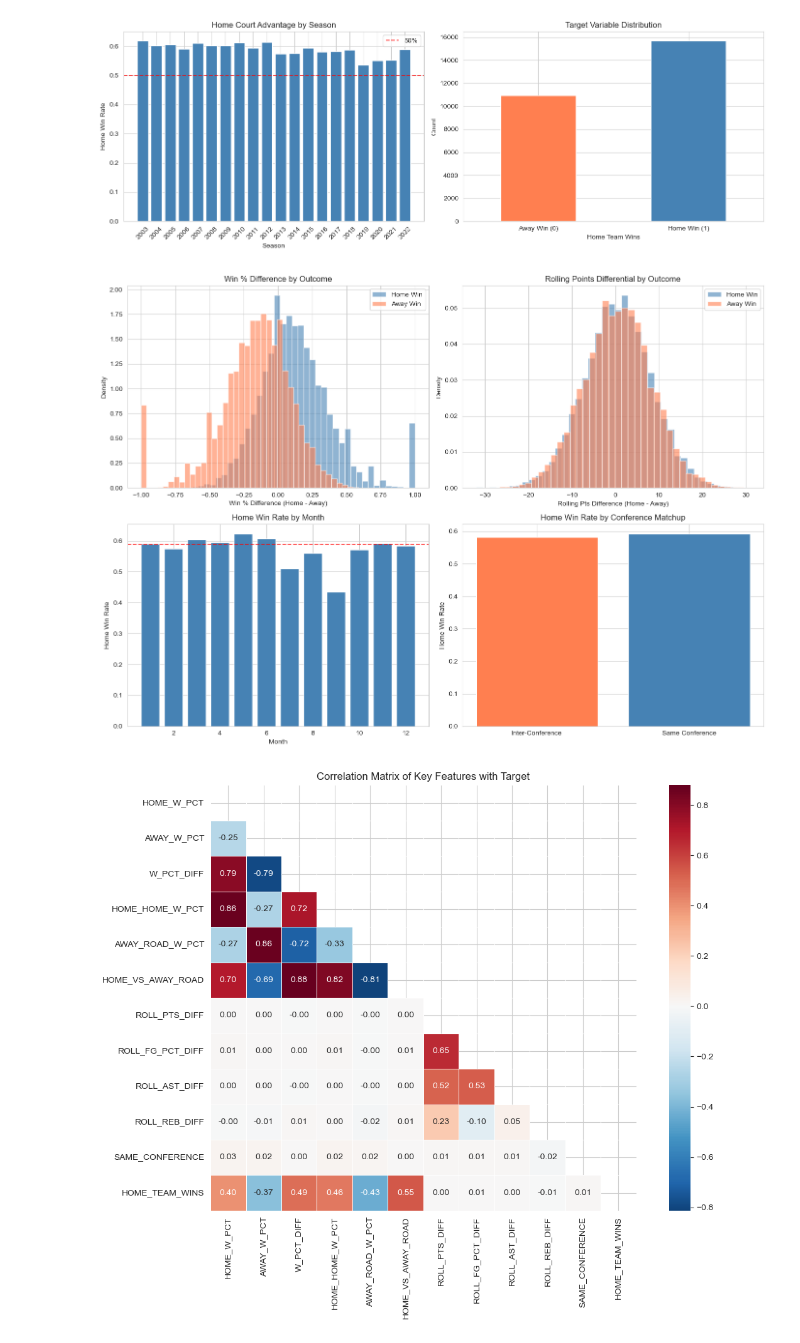
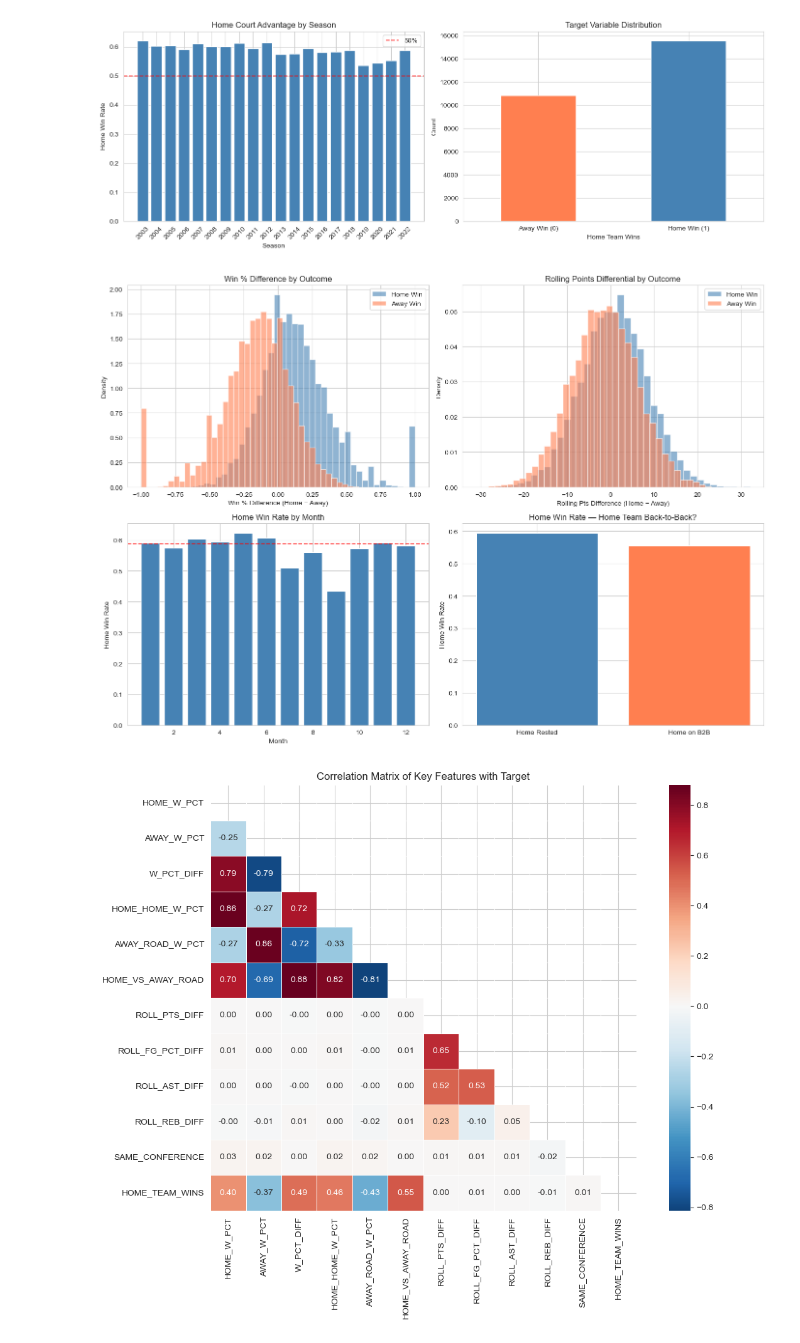
Before and after one commit to blaisescileppi/ML-Business-Analytics-Project, a Jupyter notebook: Project/nba_project.ipynb, the cells around one changed output. Drawn from its saved outputs; the diff is of its cells as text; code cells hidden in the pictures.

```diff
--- a/Project/nba_project.ipynb
+++ b/Project/nba_project.ipynb
@@ -45,7 +46,8 @@ import os
 DATA_DIR = 'data' if os.path.exists('data/games.csv') else '../data-ba576project'
 
 games = pd.read_csv(f'{DATA_DIR}/games.csv')
-details = pd.read_csv(f'{DATA_DIR}/games_details.csv')
+details = pd.read_csv(f'{DATA_DIR}/games_details.csv',
+                      usecols=['GAME_ID', 'TEAM_ID', 'COMMENT'])
 players = pd.read_csv(f'{DATA_DIR}/players.csv')
 ranking = pd.read_csv(f'{DATA_DIR}/ranking.csv')
 teams = pd.read_csv(f'{DATA_DIR}/teams.csv')
@@ -492,9 +626,21 @@ dtype: int64
 # %%
 feature_cols = [
+    # Season-to-date team strength
     'HOME_W_PCT', 'AWAY_W_PCT', 'W_PCT_DIFF',
     'HOME_HOME_W_PCT', 'AWAY_ROAD_W_PCT', 'HOME_VS_AWAY_ROAD',
-    'HOME_G', 'AWAY_G',
-    'SAME_CONFERENCE', 'MONTH', 'DAY_OF_WEEK',
+
+    # Matchup / context
+    'SAME_CONFERENCE',
+    'MONTH_SIN', 'MONTH_COS', 'DOW_SIN', 'DOW_COS',
+
+    # Rest / fatigue
+    'HOME_REST_DAYS', 'AWAY_REST_DAYS', 'REST_DIFF',
+    'HOME_BACK_TO_BACK', 'AWAY_BACK_TO_BACK',
+
+    # Injury burden (from games_details)
+    'HOME_ROLL_INJURED', 'AWAY_ROLL_INJURED', 'INJURY_DIFF',
+
+    # Rolling team form
     'HOME_ROLL_PTS', 'HOME_ROLL_FG_PCT', 'HOME_ROLL_FT_PCT',
     'HOME_ROLL_FG3_PCT', 'HOME_ROLL_AST', 'HOME_ROLL_REB',
     'AWAY_ROLL_PTS', 'AWAY_ROLL_FG_PCT', 'AWAY_ROLL_FT_PCT',
@@ -505,7 +651,7 @@ feature_cols = [
 target = 'HOME_TEAM_WINS'
 
 model_df = df.dropna(subset=feature_cols + [target]).copy()
-print(f'Final modeling dataset: {model_df.shape[0]:,} games x {len(feature_cols)} features')
+print(f'Final modeling dataset: {model_df.shape[0]:,} games × {len(feature_cols)} features')
 print(f'Home win rate in final data: {model_df[target].mean():.3f}')
 print(f'Seasons: {sorted(model_df["SEASON"].unique())}')
 # %% [output]
@@ -561,39 +707,35 @@ plt.show()
 # %%
 fig, axes = plt.subplots(2, 2, figsize=(14, 10))
 
 for val, label, color in [(1, 'Home Win', 'steelblue'), (0, 'Away Win', 'coral')]:
     subset = model_df[model_df[target] == val]
     axes[0, 0].hist(subset['W_PCT_DIFF'], bins=40, alpha=0.6, label=label, color=color, density=True)
-axes[0, 0].set_xlabel('Win % Difference (Home - Away)')
-axes[0, 0].set_ylabel('Density')
-axes[0, 0].set_title('Win % Difference by Outcome')
-axes[0, 0].legend()
+axes[0, 0].set_xlabel('Win % Difference (Home − Away)'); axes[0, 0].set_ylabel('Density')
+axes[0, 0].set_title('Win % Difference by Outcome'); axes[0, 0].legend()
 
 for val, label, color in [(1, 'Home Win', 'steelblue'), (0, 'Away Win', 'coral')]:
     subset = model_df[model_df[target] == val]
     axes[0, 1].hist(subset['ROLL_PTS_DIFF'], bins=40, alpha=0.6, label=label, color=color, density=True)
-axes[0, 1].set_xlabel('Rolling Pts Difference (Home - Away)')
-axes[0, 1].set_ylabel('Density')
-axes[0, 1].set_title('Rolling Points Differential by Outcome')
-axes[0, 1].legend()
+axes[0, 1].set_xlabel('Rolling Pts Difference (Home − Away)'); axes[0, 1].set_ylabel('Density')
+axes[0, 1].set_title('Rolling Points Differential by Outcome'); axes[0, 1].legend()
 
-month_wr = model_df.groupby('MONTH')[target].mean()
+# We plot against actual month from date, not the raw MONTH integer (which we dropped).
+month_wr = model_df.assign(_month=model_df['GAME_DATE_EST'].dt.month).groupby('_month')[target].mean()
 axes[1, 0].bar(month_wr.index, month_wr.values, color='steelblue')
 axes[1, 0].axhline(y=model_df[target].mean(), color='red', linestyle='--', alpha=0.7)
-axes[1, 0].set_xlabel('Month')
-axes[1, 0].set_ylabel('Home Win Rate')
+axes[1, 0].set_xlabel('Month'); axes[1, 0].set_ylabel('Home Win Rate')
 axes[1, 0].set_title('Home Win Rate by Month')
 
-conf_wr = model_df.groupby('SAME_CONFERENCE')[target].mean()
-axes[1, 1].bar(['Inter-Conference', 'Same Conference'], conf_wr.values, color=['coral', 'steelblue'])
+rest_wr = model_df.groupby('HOME_BACK_TO_BACK')[target].mean()
+axes[1, 1].bar(['Home Rested', 'Home on B2B'], rest_wr.values, color=['steelblue', 'coral'])
 axes[1, 1].set_ylabel('Home Win Rate')
-axes[1, 1].set_title('Home Win Rate by Conference Matchup')
+axes[1, 1].set_title('Home Win Rate — Home Team Back-to-Back?')
 
 plt.tight_layout()
 plt.savefig('plots/02_feature_analysis.png', bbox_inches='tight')
 plt.show()
 # %% [output]
-[figure, old version]
+[figure, new version]
 # %%
 corr_cols = ['HOME_W_PCT', 'AWAY_W_PCT', 'W_PCT_DIFF', 'HOME_HOME_W_PCT',
              'AWAY_ROAD_W_PCT', 'HOME_VS_AWAY_ROAD',
```
Also changed, not shown: parts of 45 cells of this notebook, 3 other files.
